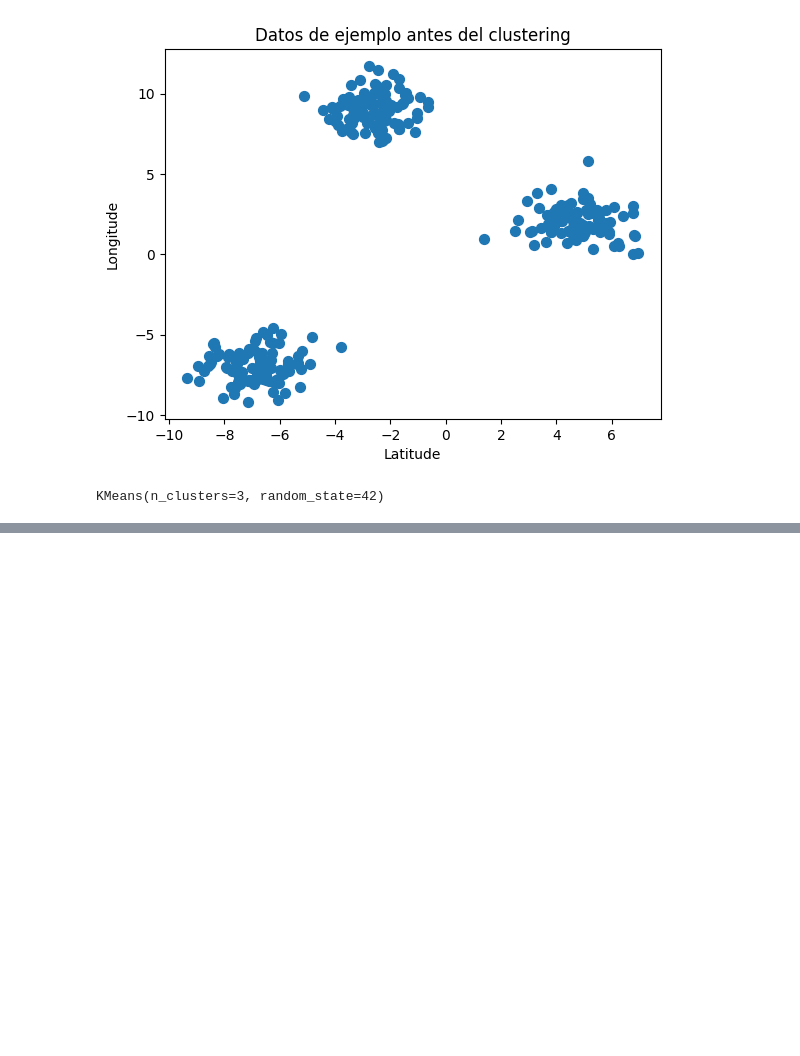
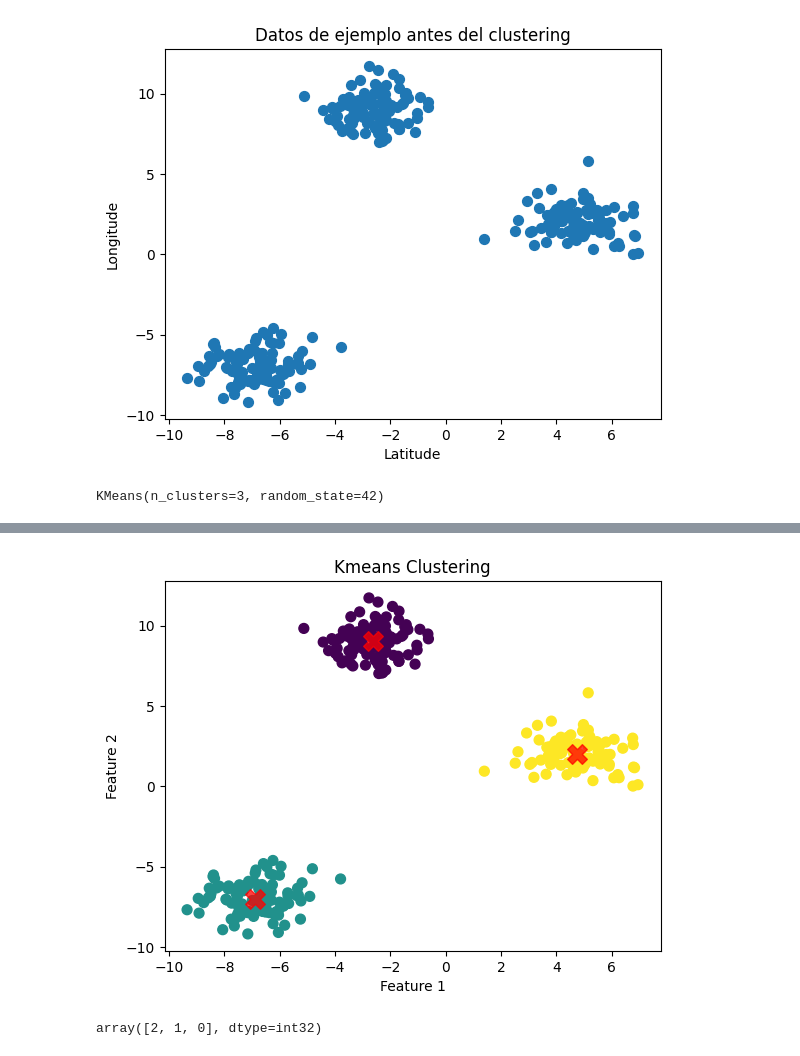
Before and after one commit to SamuelHollis/unsupervised-ML, a Jupyter notebook: src/explore.ipynb, the cells around one changed output, grey strips where cells are left out. Saved outputs shown, nothing was run; the diff lists cells and outputs as text; code cells hidden in the pictures; blank space fills up the shorter version.

```diff
--- a/src/explore.ipynb
+++ b/src/explore.ipynb
@@ -88,7 +88,7 @@ plt.show()
 [figure]
 # %%
 model = KMeans(n_clusters = 3, random_state = 42)
-model.fit(X)
+model.fit(data)
 # %% [output]
 KMeans(n_clusters=3, random_state=42)
 # %%
@@ -96,0 +120,18 @@ labels = model.labels_
+# %%
+plt.scatter(data[:, 0], data[:, 1], c=labels, s=50, cmap='viridis')
+plt.scatter(centroids[:, 0], centroids[:, 1], c='red', s=200, alpha=0.75, marker='X')
+
+plt.title("Kmeans Clustering")
+plt.xlabel("Feature 1")
+plt.ylabel("Feature 2")
+plt.show()
+# %% [output]
+[figure, added]
+# %%
+# Realizar predicciones con datos nuevos
+new_data = np.array([[2, 3], [-5, -5], [-1, 8]])
+predictions = model.predict(new_data)
+
+predictions
+# %% [output]
+array([2, 1, 0], dtype=int32)
```
Also changed, not shown: parts of 7 cells of this notebook.
